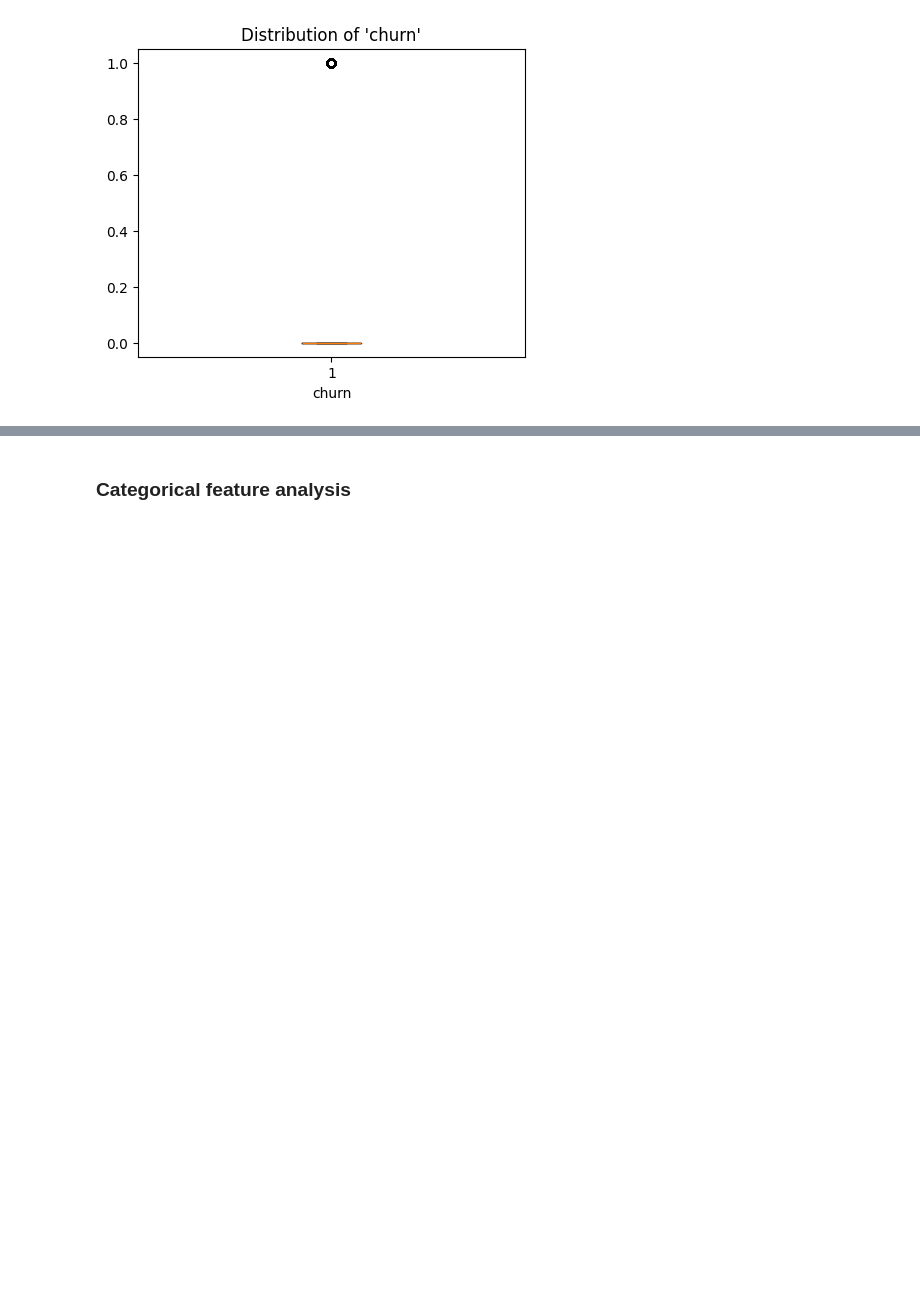
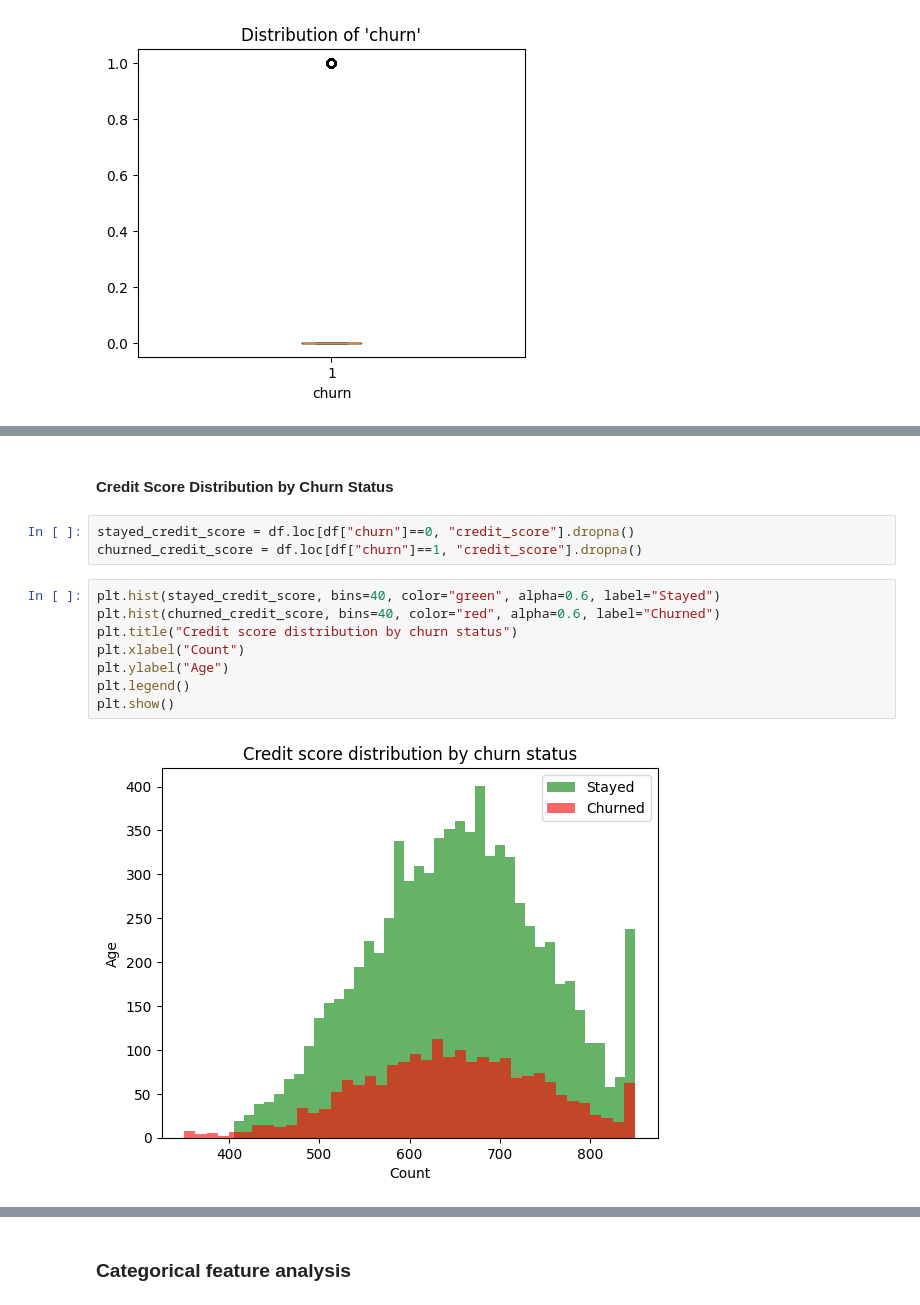
Before and after one commit to ArkadiyShuvaev/predicting-customer-churn, a Jupyter notebook: notebooks/01_etl_eda.ipynb, the cells around one changed output, grey strips where cells are left out. Cells and saved outputs as stored; diff of their text form; blank space fills up the shorter version.

```diff
--- a/notebooks/01_etl_eda.ipynb
+++ b/notebooks/01_etl_eda.ipynb
@@ -171,0 +194,15 @@ for col in numerical_columns:
+# %% [markdown]
+#### Credit Score Distribution by Churn Status
+# %%
+stayed_credit_score = df.loc[df["churn"]==0, "credit_score"].dropna()
+churned_credit_score = df.loc[df["churn"]==1, "credit_score"].dropna()
+# %%
+plt.hist(stayed_credit_score, bins=40, color="green", alpha=0.6, label="Stayed")
+plt.hist(churned_credit_score, bins=40, color="red", alpha=0.6, label="Churned")
+plt.title("Credit score distribution by churn status")
+plt.xlabel("Count")
+plt.ylabel("Age")
+plt.legend()
+plt.show()
+# %% [output]
+[figure, added]
```
Also changed, not shown: parts of 18 cells of this notebook.
